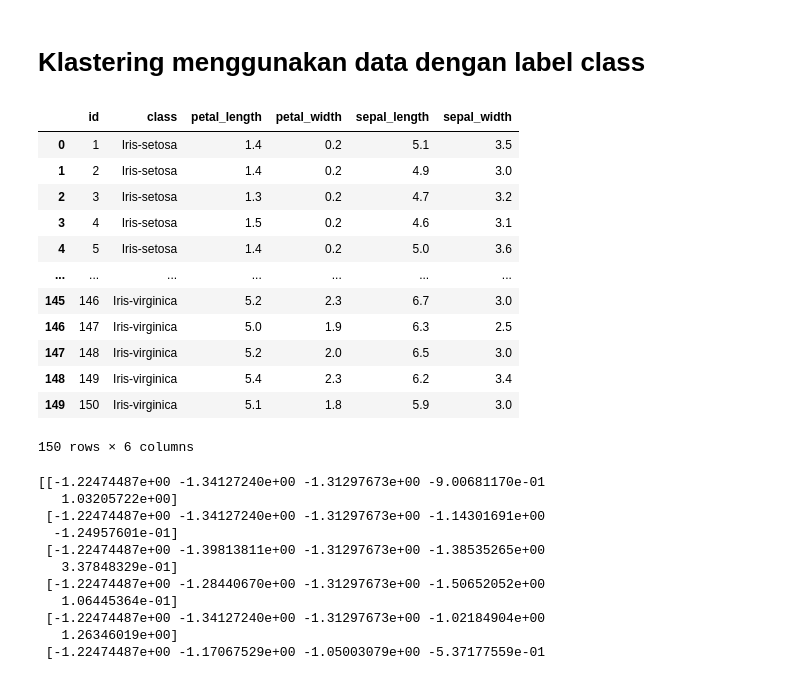
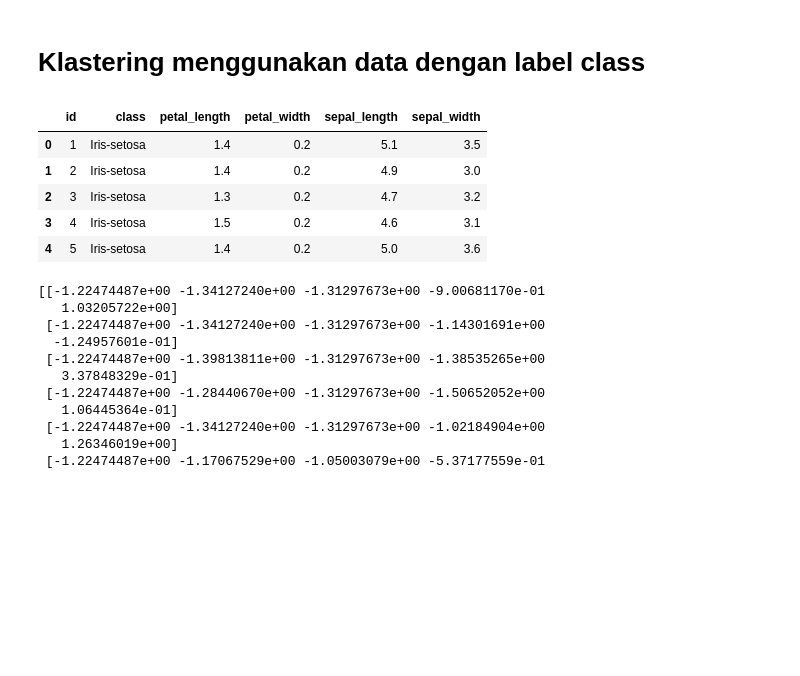
Before and after one commit to tuhu02/pendata, a Jupyter notebook: klastering.ipynb, the cells around one changed output. Drawn from its saved outputs; the diff is of its cells as text; code cells hidden in the pictures; blank space fills up the shorter version.

```diff
--- a/klastering.ipynb
+++ b/klastering.ipynb
@@ -269,23 +266,16 @@ plt.show()
 # %%
 shilouette_scores2 = []
 sse_scores2 = []
 
 df2 = pd.merge(df_mysql, df_postgres, on="id", how="inner")
-df2
+df2.head()
 # %% [output]
 |  | id | class | petal_length | petal_width | sepal_length | sepal_width |
 | 0 | 1 | Iris-setosa | 1.4 | 0.2 | 5.1 | 3.5 |
 | 1 | 2 | Iris-setosa | 1.4 | 0.2 | 4.9 | 3.0 |
 | 2 | 3 | Iris-setosa | 1.3 | 0.2 | 4.7 | 3.2 |
 | 3 | 4 | Iris-setosa | 1.5 | 0.2 | 4.6 | 3.1 |
 | 4 | 5 | Iris-setosa | 1.4 | 0.2 | 5.0 | 3.6 |
-| ... | ... | ... | ... | ... | ... | ... |
-| 145 | 146 | Iris-virginica | 5.2 | 2.3 | 6.7 | 3.0 |
-| 146 | 147 | Iris-virginica | 5.0 | 1.9 | 6.3 | 2.5 |
-| 147 | 148 | Iris-virginica | 5.2 | 2.0 | 6.5 | 3.0 |
-| 148 | 149 | Iris-virginica | 5.4 | 2.3 | 6.2 | 3.4 |
-| 149 | 150 | Iris-virginica | 5.1 | 1.8 | 5.9 | 3.0 |
-150 rows × 6 columns
 # %%
 from sklearn.preprocessing import LabelEncoder
 le = LabelEncoder()
```
Also changed, not shown: parts of 17 cells of this notebook.
